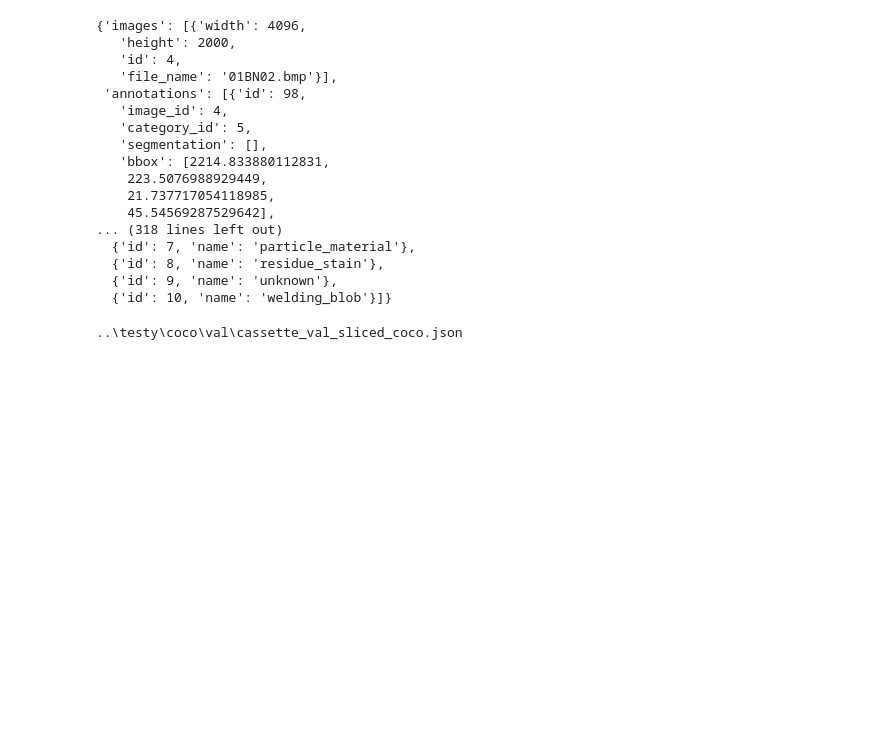
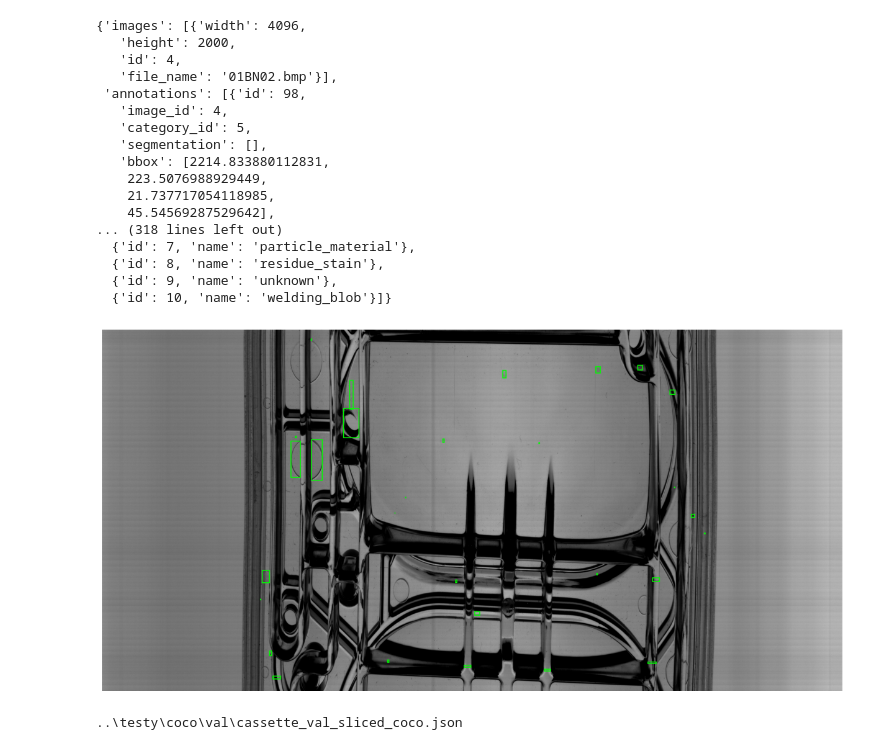
Before and after one commit to Valdarie/mitl_detect_inspection, a Jupyter notebook: preprocessing/test.ipynb, the cells around one changed output. Drawn from its saved outputs; the diff is of its cells as text; code cells hidden in the pictures; blank space fills up the shorter version.

```diff
--- a/preprocessing/test.ipynb
+++ b/preprocessing/test.ipynb
@@ -87,29 +88,32 @@ coco_dict
   {'id': 9, 'name': 'unknown'},
   {'id': 10, 'name': 'welding_blob'}]}
 # %%
-for img in coco_dict["images"]:
+# Process images with a progress bar
+for img in tqdm(coco_dict["images"], desc="Processing original images"):
     # Open and convert the image to grayscale
     mono_img = Image.open(os.path.join(IMAGE_DIR, img["file_name"])).convert("L")
 
     # Save the grayscale image as .png
     png_file_name = img["file_name"].replace(".bmp", ".png")
     mono_img.save(os.path.join(NEW_IMAGE_DIR, png_file_name), format="PNG")
 
-    # Convert grayscale image to RGB
+    # Convert grayscale image to RGB for bounding box visualization
     rgb_img = Image.merge("RGB", (mono_img, mono_img, mono_img))
 
     # Visualize bounding boxes on the RGB image
-    for ann_ind in range(len(coco_dict["annotations"])):
-        if coco_dict["annotations"][ann_ind]["image_id"] == img["id"]:
-            xywh = coco_dict["annotations"][ann_ind]["bbox"]
+    for ann in coco_dict["annotations"]:
+        if ann["image_id"] == img["id"]:
+            xywh = ann["bbox"]
             xyxy = [xywh[0], xywh[1], xywh[0] + xywh[2], xywh[1] + xywh[3]]
             ImageDraw.Draw(rgb_img).rectangle(xyxy, width=5, outline="lime")
 
     # Display and save the image with bounding boxes as .png
     fig, ax = plt.subplots(1, 1, figsize=(12, 9), constrained_layout=True)
     ax.axis("off")
     ax.imshow(rgb_img)
-    fig.savefig(os.path.join(BBOX_SAVE_DIR, png_file_name)) #save each of the image original
+    fig.savefig(os.path.join(BBOX_SAVE_DIR, png_file_name))
+# %% [output]
+[figure, added]
 # %%
 slc_dict= load_json(SLC_ANNOTATION_PATH)
 print(SLC_ANNOTATION_PATH)
```
Also changed, not shown: parts of 10 cells of this notebook, 2 other files.
